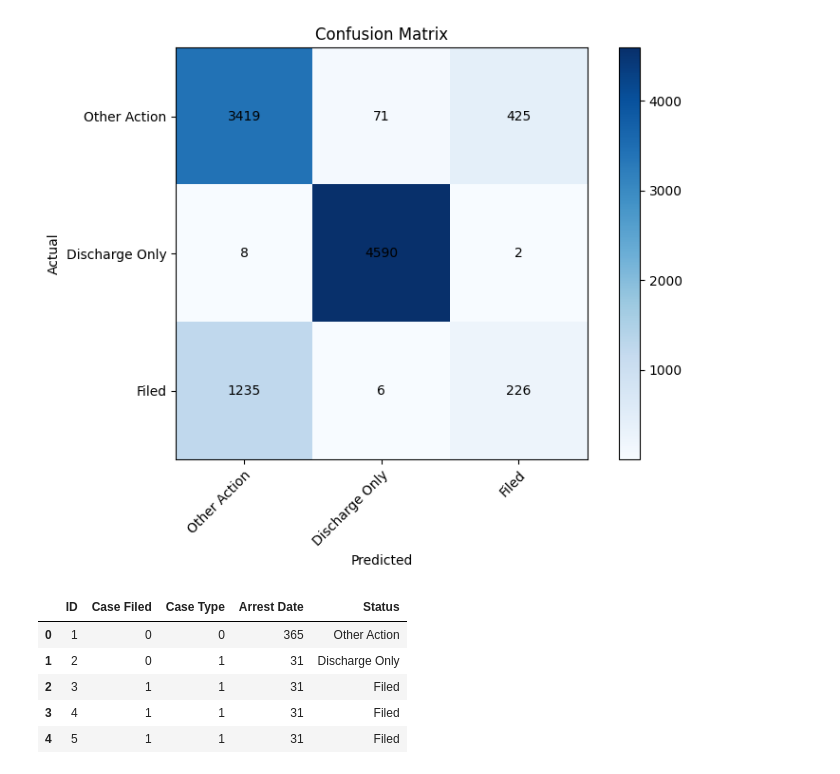
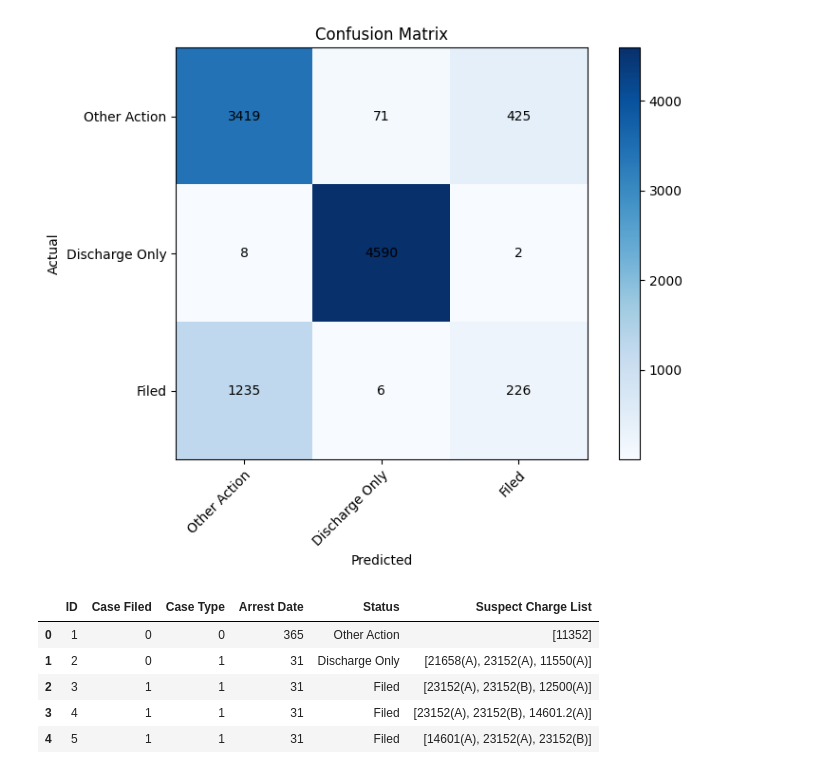
Before and after one commit to bugy121/ENG178_final_proj, a Jupyter notebook: final_proj.ipynb, the cells around one changed output. Cells and saved outputs as stored; diff of their text form; code cells hidden in the pictures.

```diff
--- a/final_proj.ipynb
+++ b/final_proj.ipynb
@@ -123,28 +123,28 @@ plt.show()
 # %%
 #This is the example with one hote encoded the Suspect Charge List
 
 
-data_with_charge = data[['ID', 'Case Filed', 'Case Type', 'Arrest Date', 'Status']].copy()
+data_with_charge = data[['ID', 'Case Filed', 'Case Type', 'Arrest Date', 'Status', 'Suspect Charge List']].copy()
 
 # Convert 'Arrest Date' to datetime
 data_with_charge['Arrest Date'] = pd.to_datetime(data_with_charge['Arrest Date'])
 
 # Define a reference date
 reference_date = pd.to_datetime("2010-12-01")
 
 # Subtract the reference date to calculate days
 data_with_charge['Arrest Date'] = (data_with_charge['Arrest Date'] - reference_date).dt.days
 
 # Encode categorical variables
 label_encoder = LabelEncoder()
 data_with_charge['Case Filed'] = label_encoder.fit_transform(data_with_charge['Case Filed'])
 data_with_charge['Case Type'] = label_encoder.fit_transform(data_with_charge['Case Type'])
 
 data_with_charge.head()
 # %% [output]
-|  | ID | Case Filed | Case Type | Arrest Date | Status |
-| 0 | 1 | 0 | 0 | 365 | Other Action |
-| 1 | 2 | 0 | 1 | 31 | Discharge Only |
-| 2 | 3 | 1 | 1 | 31 | Filed |
-| 3 | 4 | 1 | 1 | 31 | Filed |
-| 4 | 5 | 1 | 1 | 31 | Filed |
+|  | ID | Case Filed | Case Type | Arrest Date | Status | Suspect Charge List |
+| 0 | 1 | 0 | 0 | 365 | Other Action | [11352] |
+| 1 | 2 | 0 | 1 | 31 | Discharge Only | [21658(A), 23152(A), 11550(A)] |
+| 2 | 3 | 1 | 1 | 31 | Filed | [23152(A), 23152(B), 12500(A)] |
+| 3 | 4 | 1 | 1 | 31 | Filed | [23152(A), 23152(B), 14601.2(A)] |
+| 4 | 5 | 1 | 1 | 31 | Filed | [14601(A), 23152(A), 23152(B)] |
```
Also changed, not shown: parts of 4 cells of this notebook.
